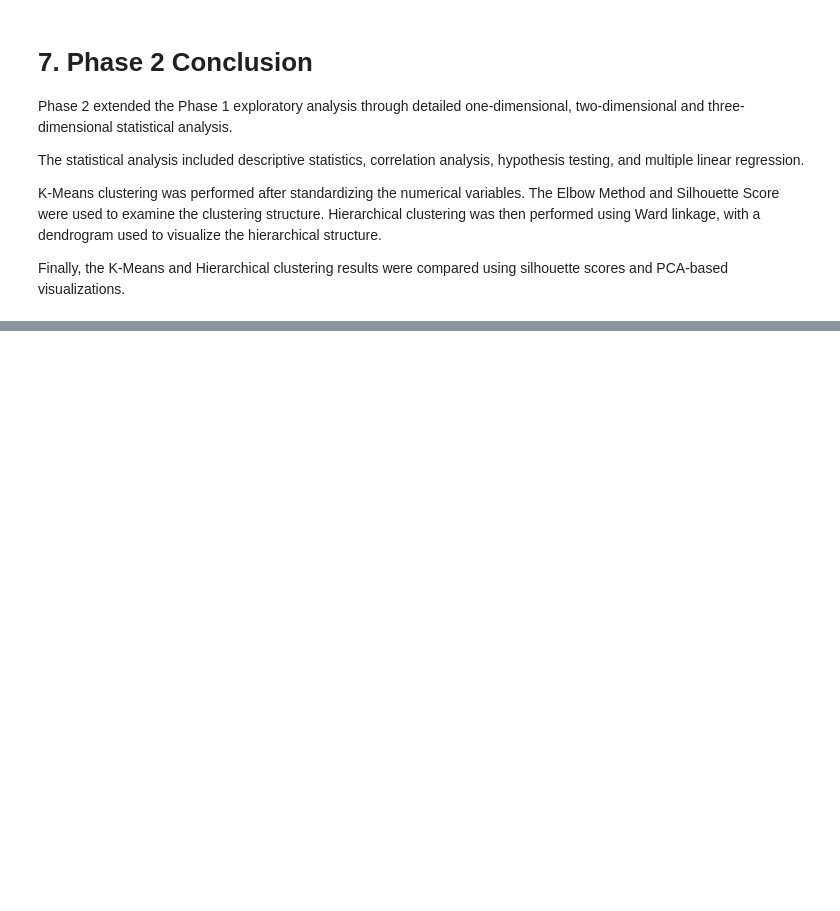
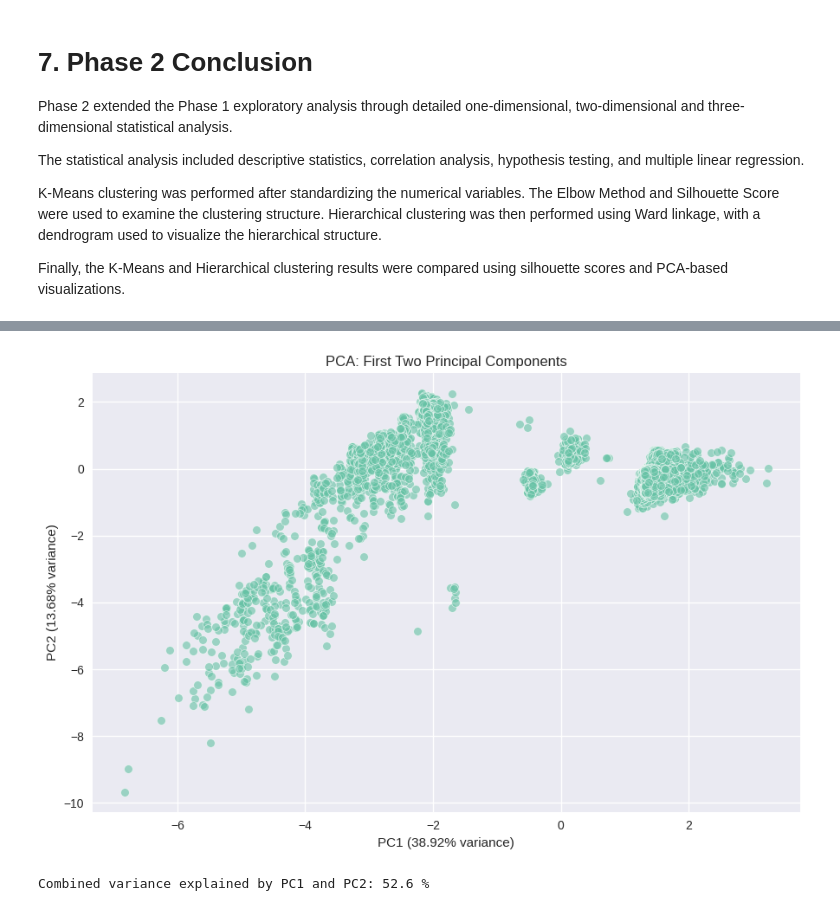
Before and after one commit to Harishree2005/Hari-Shree-P, a Jupyter notebook: Phase1_EDA_Bank_Marketing.ipynb, the cells around one changed output, grey strips where cells are left out. Drawn from its saved outputs; the diff is of its cells as text; code cells hidden in the pictures; blank space fills up the shorter version.

```diff
--- a/Phase1_EDA_Bank_Marketing.ipynb
+++ b/Phase1_EDA_Bank_Marketing.ipynb
@@ -1401,0 +1496,38 @@ Finally, the K-Means and Hierarchical clustering results were compared using sil
+# %%
+# PCA 2D Scatter Plot
+pca_2d = PCA(n_components=2)
+X_pca_2d = pca_2d.fit_transform(X_standardized)
+
+pca_visual = pd.DataFrame({
+    'PC1': X_pca_2d[:, 0],
+    'PC2': X_pca_2d[:, 1]
+})
+
+plt.figure(figsize=(9, 6))
+
+sns.scatterplot(
+    data=pca_visual,
+    x='PC1',
+    y='PC2',
+    alpha=0.6
+)
+
+plt.title('PCA: First Two Principal Components')
+plt.xlabel(
+    f"PC1 ({pca_2d.explained_variance_ratio_[0] * 100:.2f}% variance)"
+)
+plt.ylabel(
+    f"PC2 ({pca_2d.explained_variance_ratio_[1] * 100:.2f}% variance)"
+)
+
+plt.tight_layout()
+plt.show()
+
+print(
+    "Combined variance explained by PC1 and PC2:",
+    round(pca_2d.explained_variance_ratio_.sum() * 100, 2),
+    "%"
+)
+# %% [output]
+[figure, added]
+Combined variance explained by PC1 and PC2: 52.6 %
```
Also changed, not shown: parts of 3 cells of this notebook.
